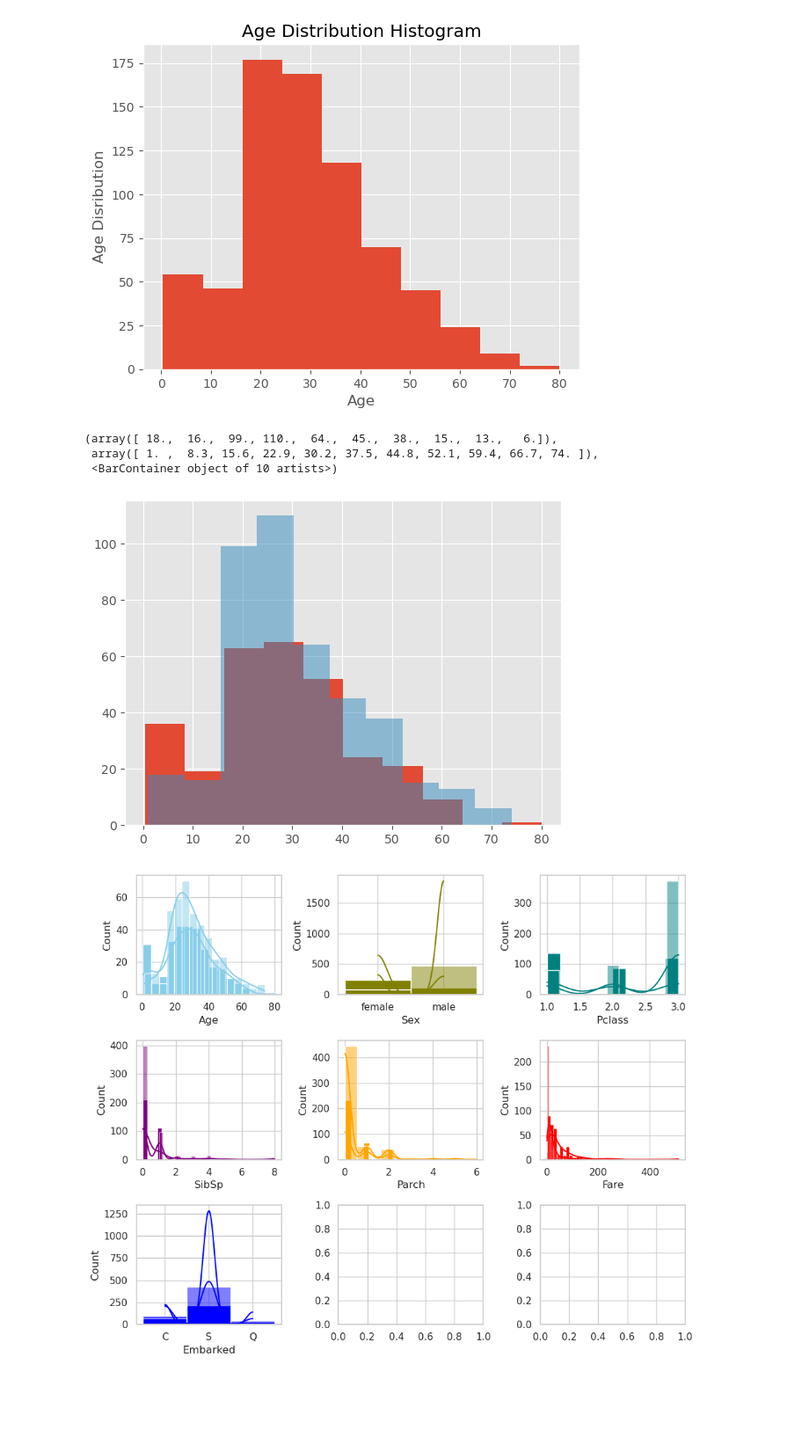
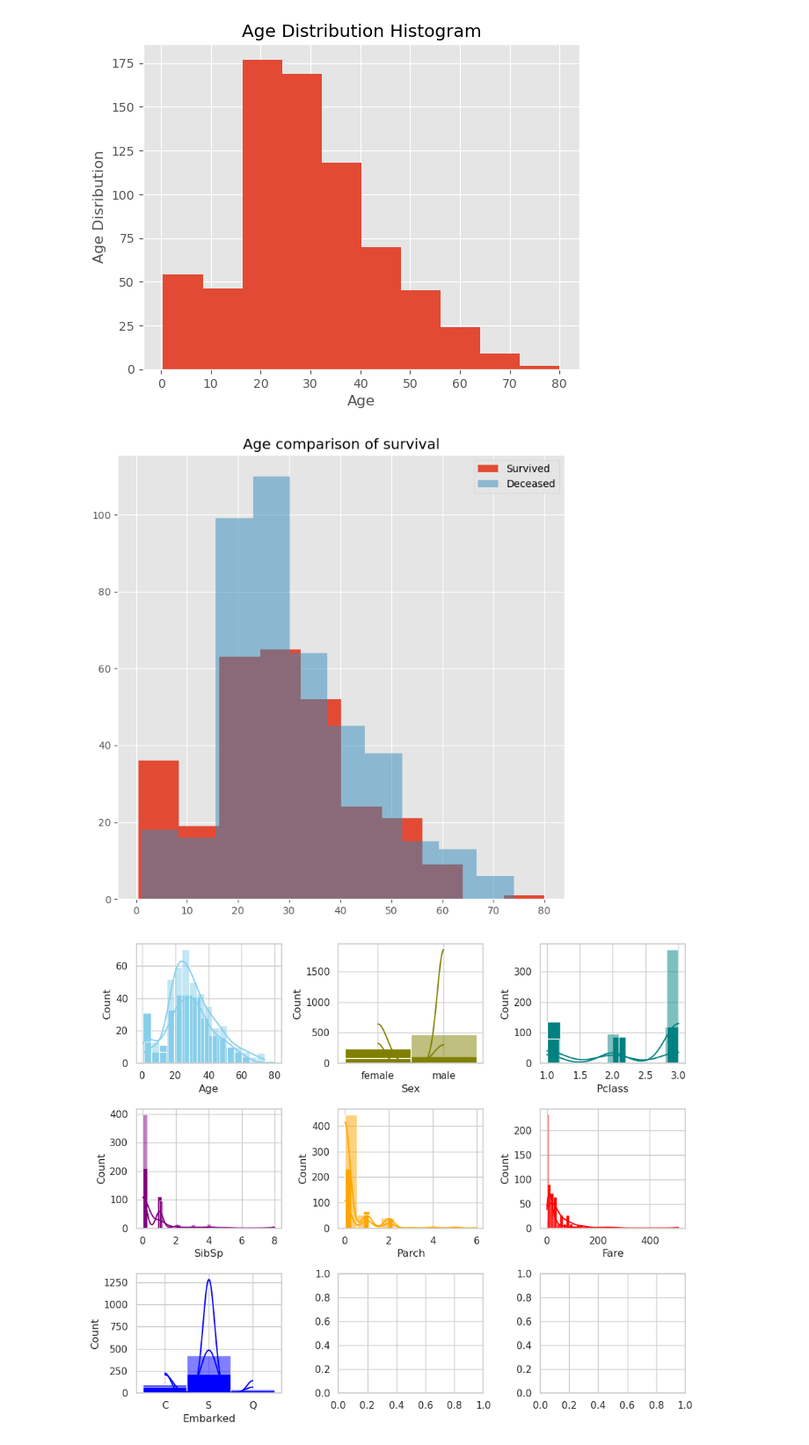
Before and after one commit to achatzirafailidis/titanic_dataset_kaggle, a Jupyter notebook: titanic_dataset_kaggle.ipynb, the cells around one changed output. Shown at 88% size. Saved outputs shown, nothing was run; the diff lists cells and outputs as text; code cells hidden in the pictures; blank space fills up the shorter version.

```diff
--- a/titanic_dataset_kaggle.ipynb
+++ b/titanic_dataset_kaggle.ipynb
@@ -18,7 +18,7 @@ import warnings
 warnings.filterwarnings('ignore')
 # %%
 #import training data
-train = pd.read_csv('data/train.csv')
+train = pd.read_csv('train.csv')
 # %%
 train.head(3)
 # %% [output]
@@ -85,13 +85,13 @@ plt.show()
 [figure]
 # %%
 #compare survived/not survived based on age
-plt.hist(train_copy['Age'].loc[train_copy['Survived']==1])
-plt.hist(train_copy['Age'].loc[train_copy['Survived']==0], alpha = 0.5)
+plt.title('Age comparison of survival')
+plt.hist(train_copy['Age'].loc[train_copy['Survived']==1],label='Survived')
+plt.hist(train_copy['Age'].loc[train_copy['Survived']==0], alpha = 0.5, label='Deceased')
+plt.legend()
+plt.show()
 # %% [output]
-(array([ 18.,  16.,  99., 110.,  64.,  45.,  38.,  15.,  13.,   6.]),
- array([ 1. ,  8.3, 15.6, 22.9, 30.2, 37.5, 44.8, 52.1, 59.4, 66.7, 74. ]),
- <BarContainer object of 10 artists>)
-[figure, old version]
+[figure, new version]
 # %%
 #Histogram grid to identify areas to explore further
 
```
Also changed, not shown: parts of 19 cells of this notebook.
